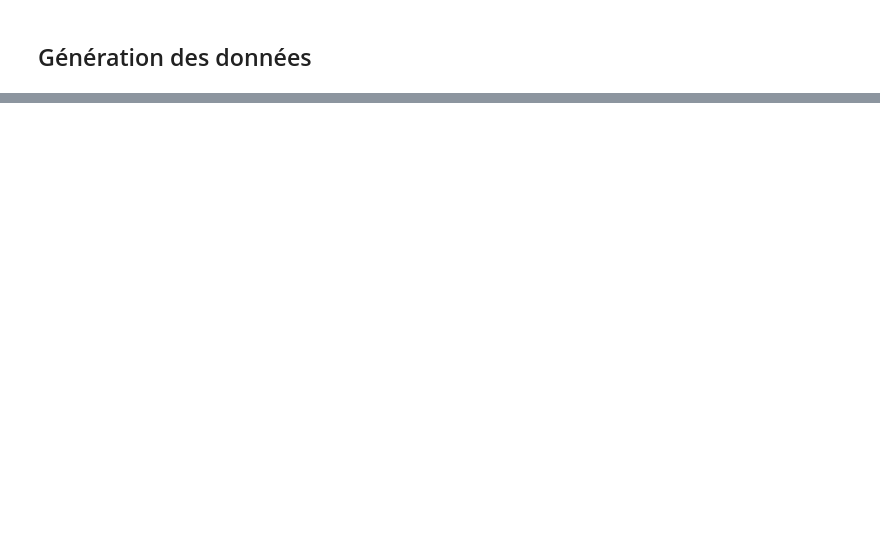
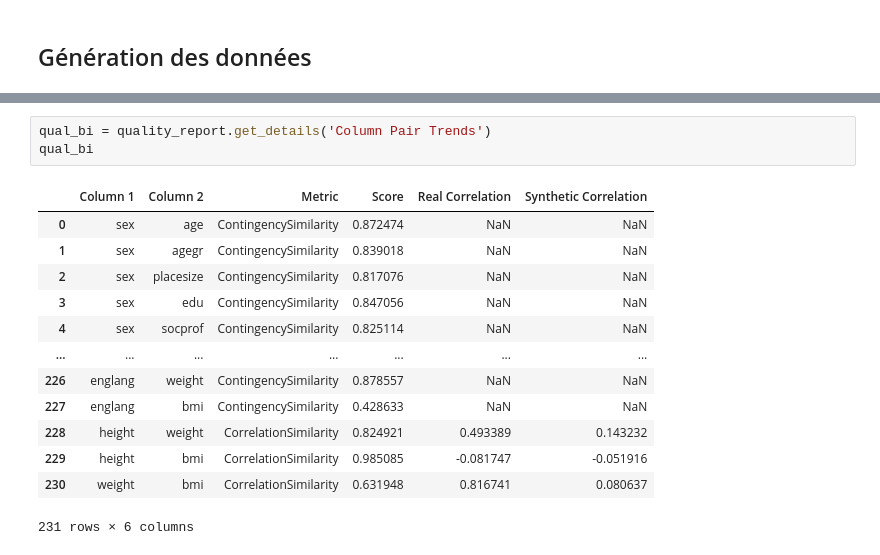
Before and after one commit to InseeFrLab/synthetic-data-sdc, a Jupyter notebook: SDV/SDV_CTGAN.ipynb, the cells around one changed output, grey strips where cells are left out. Saved outputs shown, nothing was run; the diff lists cells and outputs as text; blank space fills up the shorter version.

```diff
--- a/SDV/SDV_CTGAN.ipynb
+++ b/SDV/SDV_CTGAN.ipynb
@@ -91,0 +304,17 @@ Overall Score (Average): 98.26%
+# %%
+qual_bi = quality_report.get_details('Column Pair Trends')
+qual_bi
+# %% [output]
+|  | Column 1 | Column 2 | Metric | Score | Real Correlation | Synthetic Correlation |
+| 0 | sex | age | ContingencySimilarity | 0.872474 | NaN | NaN |
+| 1 | sex | agegr | ContingencySimilarity | 0.839018 | NaN | NaN |
+| 2 | sex | placesize | ContingencySimilarity | 0.817076 | NaN | NaN |
+| 3 | sex | edu | ContingencySimilarity | 0.847056 | NaN | NaN |
+| 4 | sex | socprof | ContingencySimilarity | 0.825114 | NaN | NaN |
+| ... | ... | ... | ... | ... | ... | ... |
+| 226 | englang | weight | ContingencySimilarity | 0.878557 | NaN | NaN |
+| 227 | englang | bmi | ContingencySimilarity | 0.428633 | NaN | NaN |
+| 228 | height | weight | CorrelationSimilarity | 0.824921 | 0.493389 | 0.143232 |
+| 229 | height | bmi | CorrelationSimilarity | 0.985085 | -0.081747 | -0.051916 |
+| 230 | weight | bmi | CorrelationSimilarity | 0.631948 | 0.816741 | 0.080637 |
+231 rows × 6 columns
```
Also changed, not shown: parts of 38 cells of this notebook.
